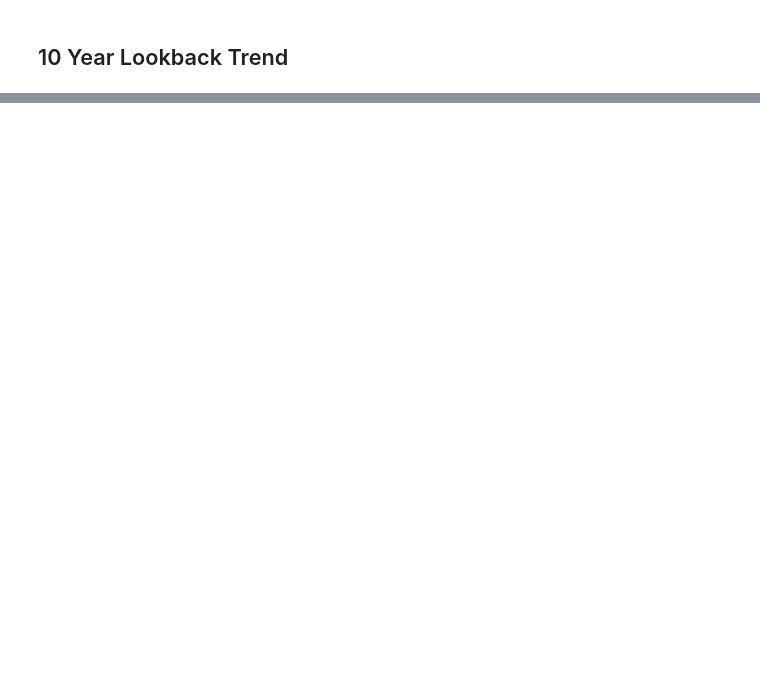
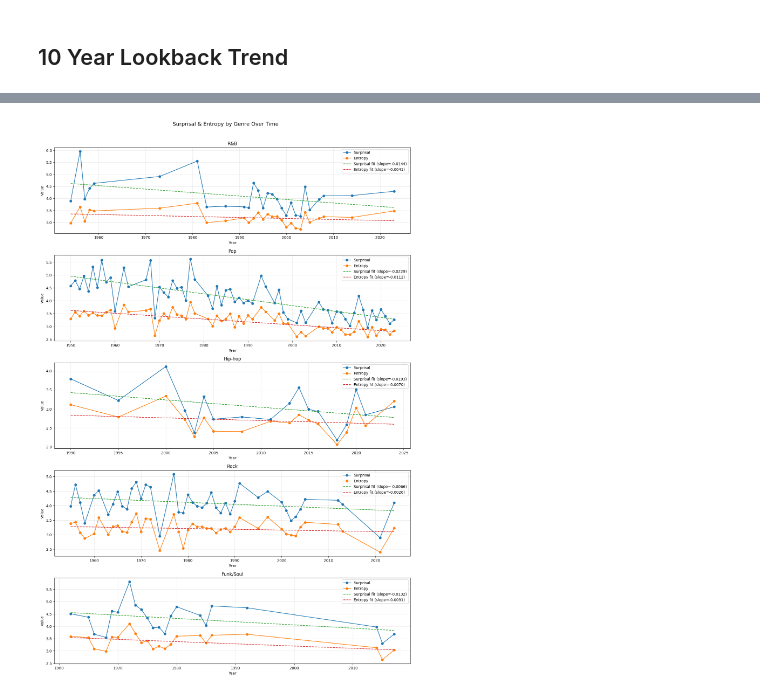
Before and after one commit to martiinsssssss/IDyOM_TimeMachine, a Jupyter notebook: IDyOM_TimeMachine.ipynb, the cells around one changed output, grey strips where cells are left out. Drawn from its saved outputs; the diff is of its cells as text; code cells hidden in the pictures; blank space fills up the shorter version.

```diff
--- a/IDyOM_TimeMachine.ipynb
+++ b/IDyOM_TimeMachine.ipynb
@@ -356,0 +487,66 @@ ten_yr_lookback
+# %%
+cross_val_df = cross_val_df.T.reset_index()
+cross_val_df.columns = ["year_position_raw", "surprisal", "entropy"]
+
+cross_val_df["year"] = cross_val_df["year_position_raw"].str.rsplit("_", n=0).str[0]
+cross_val_df["year_position"] = cross_val_df["year_position_raw"].str.rsplit("_", n=1).str[0]
+merged_cross_val_df = pd.merge(cross_val_df, genre_subset, on="year_position", how="left")
+merged_cross_val_df.drop(index=merged_cross_val_df.index[-1],axis=0,inplace=True)
+
+# Compute per-song means and map back to merged_cross_val_df
+merged_cross_val_df["mean_surprisal"] = merged_cross_val_df["surprisal"].apply(np.mean)
+merged_cross_val_df["mean_entropy"] = merged_cross_val_df["entropy"].apply(np.mean)
+# %%
+min_data_points = 10
+# %%
+merged_cross_val_df["Genre (Broad 1)"] = merged_cross_val_df["Genre (Broad 1)"].str.strip()
+genres = merged_cross_val_df["Genre (Broad 1)"].dropna().unique()
+
+# Pre-filter to only genres with enough data
+valid_genres = []
+for genre in genres:
+    genre_df = merged_cross_val_df[merged_cross_val_df["Genre (Broad 1)"] == genre].copy()
+    genre_df["year"] = genre_df["year"].astype(int)
+    yearly = genre_df.groupby("year")[["mean_surprisal", "mean_entropy"]].mean().reset_index()
+    if len(yearly) >= min_data_points:
+        valid_genres.append(genre)
+
+fig, axes = plt.subplots(len(valid_genres), 1, figsize=(14, 4 * len(valid_genres)))
+
+for ax, genre in zip(axes, genres):
+    genre_df = merged_cross_val_df[merged_cross_val_df["Genre (Broad 1)"] == genre].copy()
+    genre_df["year"] = genre_df["year"].astype(int)
+    yearly = (
+        genre_df.groupby("year")[["mean_surprisal", "mean_entropy"]]
+        .mean()
+        .reset_index()
+        .sort_values("year")
+    )
+
+    # Skip entirely if too few data points
+    if len(yearly) <= min_data_points:
+        ax.set_visible(False)  # hide the empty axes
+        continue
+
+    ax.plot(yearly["year"], yearly["mean_surprisal"], label="Surprisal", marker="o")
+    ax.plot(yearly["year"], yearly["mean_entropy"], label="Entropy", marker="o")
+
+    years = yearly["year"]
+    for col, label in [("mean_surprisal", "Surprisal"), ("mean_entropy", "Entropy")]:
+        coeffs = np.polyfit(years, yearly[col], deg=1)
+        slope = coeffs[0]
+        best_fit = np.poly1d(coeffs)(years)
+        ax.plot(years, best_fit, linestyle="--", label=f"{label} fit (slope={slope:.4f})")
+        best_fit_slopes.append({f"cross_val_{genre}_{label}": slope})
+
+    ax.set_title(genre)
+    ax.set_ylabel("Value")
+    ax.set_xlabel("Year")
+    ax.legend()
+    ax.grid(True, alpha=0.3)
+
+plt.suptitle("Surprisal & Entropy by Genre Over Time", fontsize=14, y=1.01)
+plt.tight_layout()
+plt.show()
+# %% [output]
+[figure, added]
```
Also changed, not shown: parts of 18 cells of this notebook, 1 other file.
